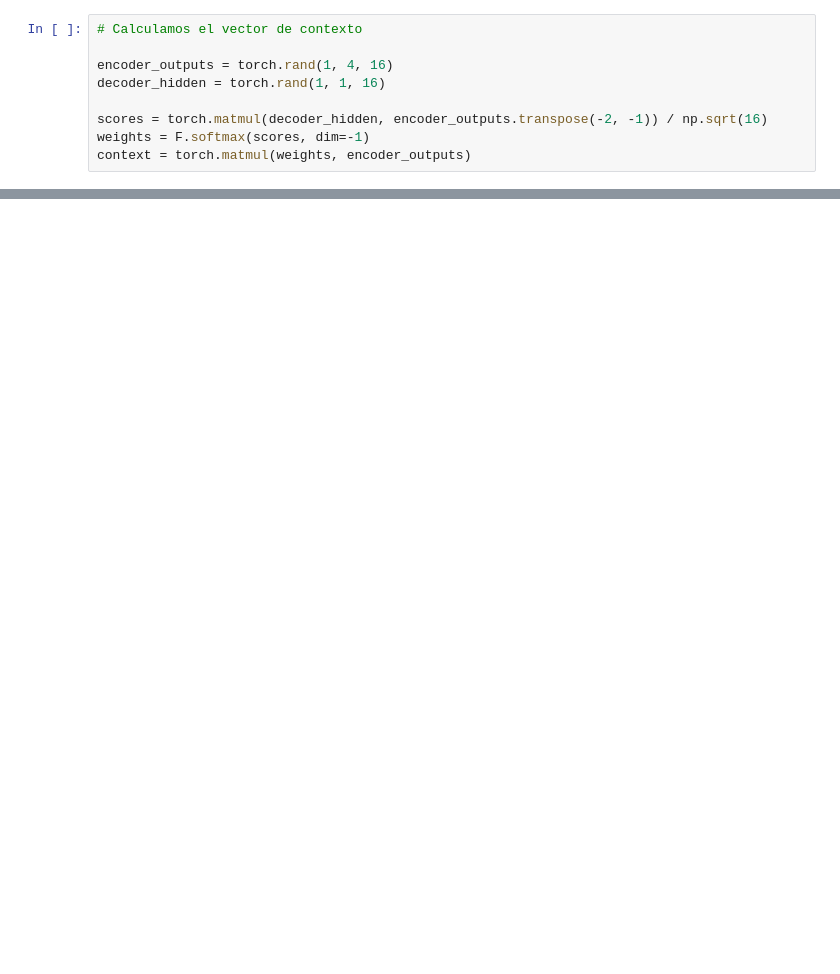
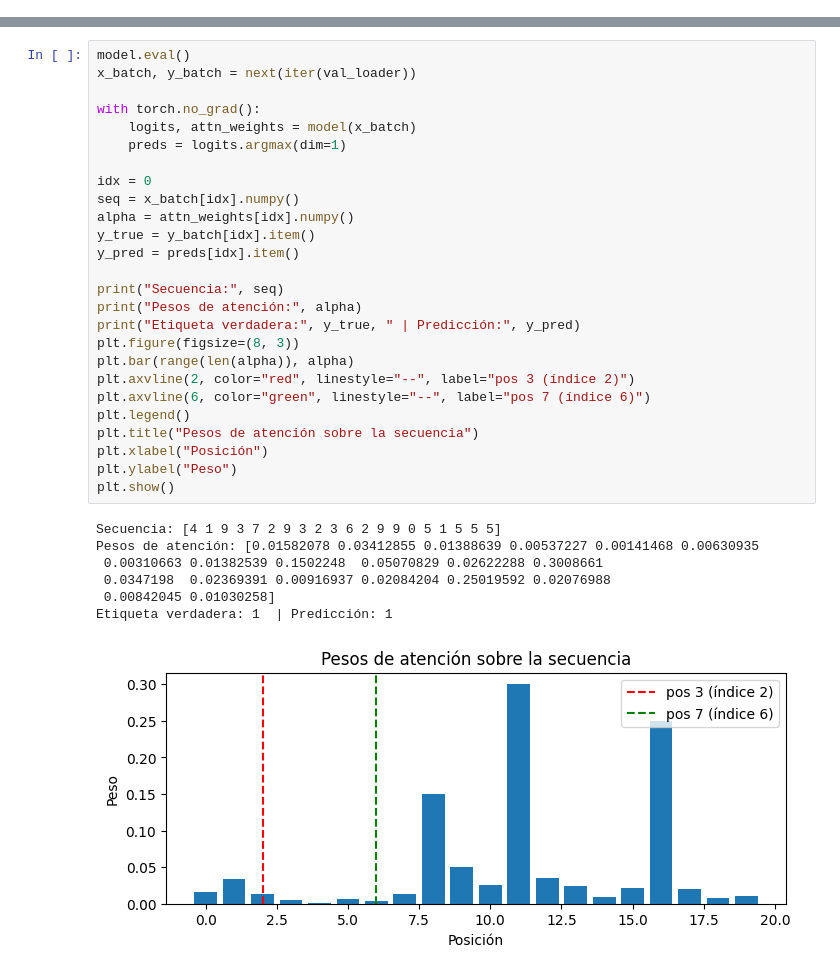
Before and after one commit to fdiazja93/especialidad-en-GenAI, a Jupyter notebook: Clase 5/laboratorio_5.ipynb, the cells around one changed output, grey strips where cells are left out. Saved outputs shown, nothing was run; the diff lists cells and outputs as text; blank space fills up the shorter version.

```diff
--- a/Clase 5/laboratorio_5.ipynb
+++ b/Clase 5/laboratorio_5.ipynb
@@ -277,9 +149,0 @@ class TransformerBlock(nn.Module):
-# %%
-# Calculamos el vector de contexto
-
-encoder_outputs = torch.rand(1, 4, 16)
-decoder_hidden = torch.rand(1, 1, 16)
-
-scores = torch.matmul(decoder_hidden, encoder_outputs.transpose(-2, -1)) / np.sqrt(16)
-weights = F.softmax(scores, dim=-1)
-context = torch.matmul(weights, encoder_outputs)
@@ -487,0 +282,34 @@ Texto generado: La inteligencia artificial es un campo que estudia la función d
+# %%
+model.eval()
+x_batch, y_batch = next(iter(val_loader))
+
+with torch.no_grad():
+    logits, attn_weights = model(x_batch)
+    preds = logits.argmax(dim=1)
+
+idx = 0
+seq = x_batch[idx].numpy()
+alpha = attn_weights[idx].numpy()
+y_true = y_batch[idx].item()
+y_pred = preds[idx].item()
+
+print("Secuencia:", seq)
+print("Pesos de atención:", alpha)
+print("Etiqueta verdadera:", y_true, " | Predicción:", y_pred)
+plt.figure(figsize=(8, 3))
+plt.bar(range(len(alpha)), alpha)
+plt.axvline(2, color="red", linestyle="--", label="pos 3 (índice 2)")
+plt.axvline(6, color="green", linestyle="--", label="pos 7 (índice 6)")
+plt.legend()
+plt.title("Pesos de atención sobre la secuencia")
+plt.xlabel("Posición")
+plt.ylabel("Peso")
+plt.show()
+# %% [output]
+Secuencia: [4 1 9 3 7 2 9 3 2 3 6 2 9 9 0 5 1 5 5 5]
+Pesos de atención: [0.01582078 0.03412855 0.01388639 0.00537227 0.00141468 0.00630935
+ 0.00310663 0.01382539 0.1502248  0.05070829 0.02622288 0.3008661
+ 0.0347198  0.02369391 0.00916937 0.02084204 0.25019592 0.02076988
+ 0.00842045 0.01030258]
+Etiqueta verdadera: 1  | Predicción: 1
+[figure, added]
```
Also changed, not shown: parts of 23 cells of this notebook.
